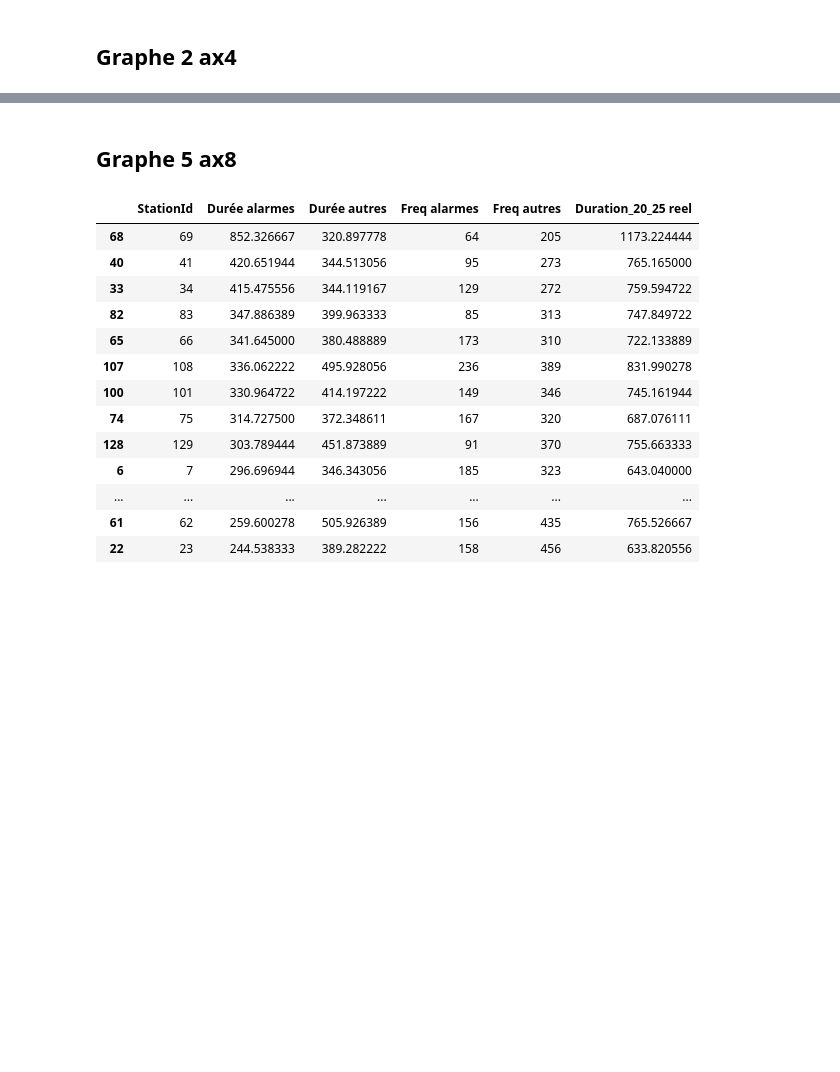
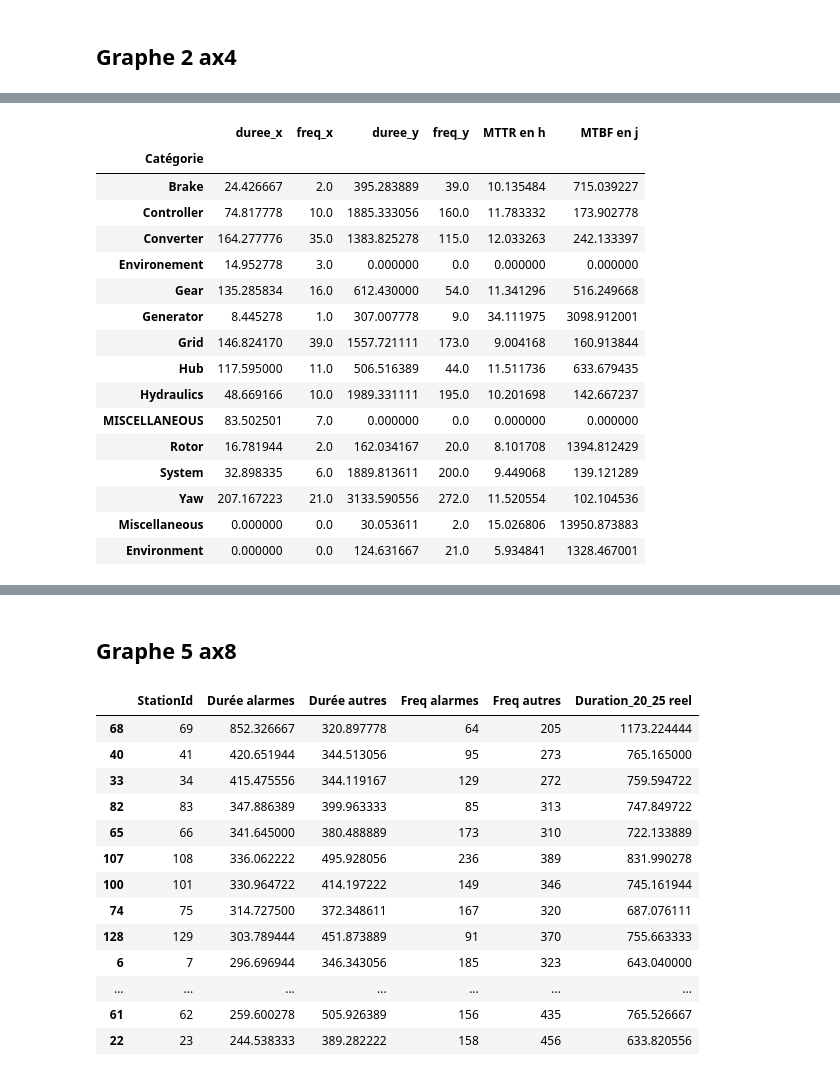
Before and after one commit to capem/TB-Performance, a Jupyter notebook: performance.ipynb, the cells around one changed output, grey strips where cells are left out. Saved outputs shown, nothing was run; the diff lists cells and outputs as text; code cells hidden in the pictures; blank space fills up the shorter version.

```diff
--- a/performance.ipynb
+++ b/performance.ipynb
@@ -918,2 +991,8 @@ df_ax3
 # %% [markdown]
 ## Graphe 2 ax4
+# %%
+MTBF_MTTR_cat = (main_result_sum.query(query).groupby('Error Group')
+                                .agg(duree=('RealPeriod', lambda x: x.sum().total_seconds() / 3600),
+                                     freq=('TimeOn', 'count'),
+                                     )
+                                .rename_axis('Catégorie'))
@@ -919,0 +1017,13 @@ df_ax3
+# %%
+MTBF_MTTR_cat_prev_cumul = pd.read_excel(
+    f'../TB Performance/input/{previous_period}/output_xlsxwriter.xlsx', sheet_name='MTBF & MTTR cumul')
+
+MTBF_MTTR_cat_prev_cumul.dropna(
+    how='all', subset=['MTBF en j', 'MTTR en h'], inplace=True)
+
+MTBF_MTTR_cat_prev_cumul.rename(
+    columns={'Catégorie Alarme': 'Catégorie'}, inplace=True)
+
+MTBF_MTTR_cat_prev_cumul.set_index('Catégorie', inplace=True)
+
+MTBF_MTTR_cat_prev_cumul
@@ -919,0 +1046,27 @@ df_ax3
+# %%
+MTBF_MTTR_cat_cumul = MTBF_MTTR_cat.merge(MTBF_MTTR_cat_prev_cumul, on='Catégorie', how='outer').fillna(0)
+
+MTBF_MTTR_cat_cumul.loc['Converter-1'] = MTBF_MTTR_cat_cumul.loc[['Converter-1', 'Converter']].sum()
+
+MTBF_MTTR_cat_cumul = (MTBF_MTTR_cat_cumul.drop('Converter')
+                                          .rename(index={'Converter-1': 'Converter'}))
+
+MTBF_MTTR_cat_cumul
+# %% [output]
+|  | duree_x | freq_x | duree_y | freq_y | MTTR en h | MTBF en j |
+| Catégorie |  |  |  |  |  |  |
+| Brake | 24.426667 | 2.0 | 395.283889 | 39.0 | 10.135484 | 715.039227 |
+| Controller | 74.817778 | 10.0 | 1885.333056 | 160.0 | 11.783332 | 173.902778 |
+| Converter | 164.277776 | 35.0 | 1383.825278 | 115.0 | 12.033263 | 242.133397 |
+| Environement | 14.952778 | 3.0 | 0.000000 | 0.0 | 0.000000 | 0.000000 |
+| Gear | 135.285834 | 16.0 | 612.430000 | 54.0 | 11.341296 | 516.249668 |
+| Generator | 8.445278 | 1.0 | 307.007778 | 9.0 | 34.111975 | 3098.912001 |
+| Grid | 146.824170 | 39.0 | 1557.721111 | 173.0 | 9.004168 | 160.913844 |
+| Hub | 117.595000 | 11.0 | 506.516389 | 44.0 | 11.511736 | 633.679435 |
+| Hydraulics | 48.669166 | 10.0 | 1989.331111 | 195.0 | 10.201698 | 142.667237 |
+| MISCELLANEOUS | 83.502501 | 7.0 | 0.000000 | 0.0 | 0.000000 | 0.000000 |
+| Rotor | 16.781944 | 2.0 | 162.034167 | 20.0 | 8.101708 | 1394.812429 |
+| System | 32.898335 | 6.0 | 1889.813611 | 200.0 | 9.449068 | 139.121289 |
+| Yaw | 207.167223 | 21.0 | 3133.590556 | 272.0 | 11.520554 | 102.104536 |
+| Miscellaneous | 0.000000 | 0.0 | 30.053611 | 2.0 | 15.026806 | 13950.873883 |
+| Environment | 0.000000 | 0.0 | 124.631667 | 21.0 | 5.934841 | 1328.467001 |
```
Also changed, not shown: parts of 71 cells of this notebook.
